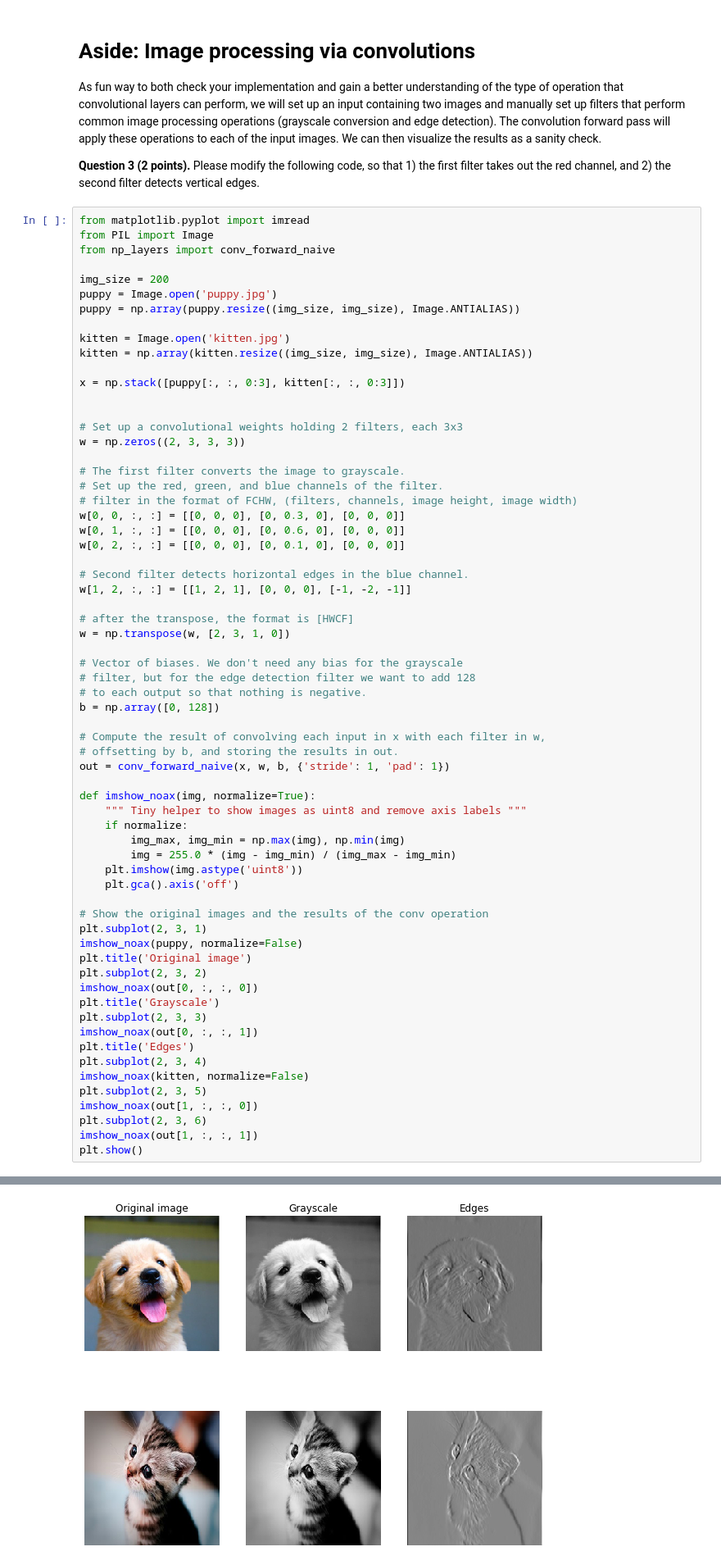
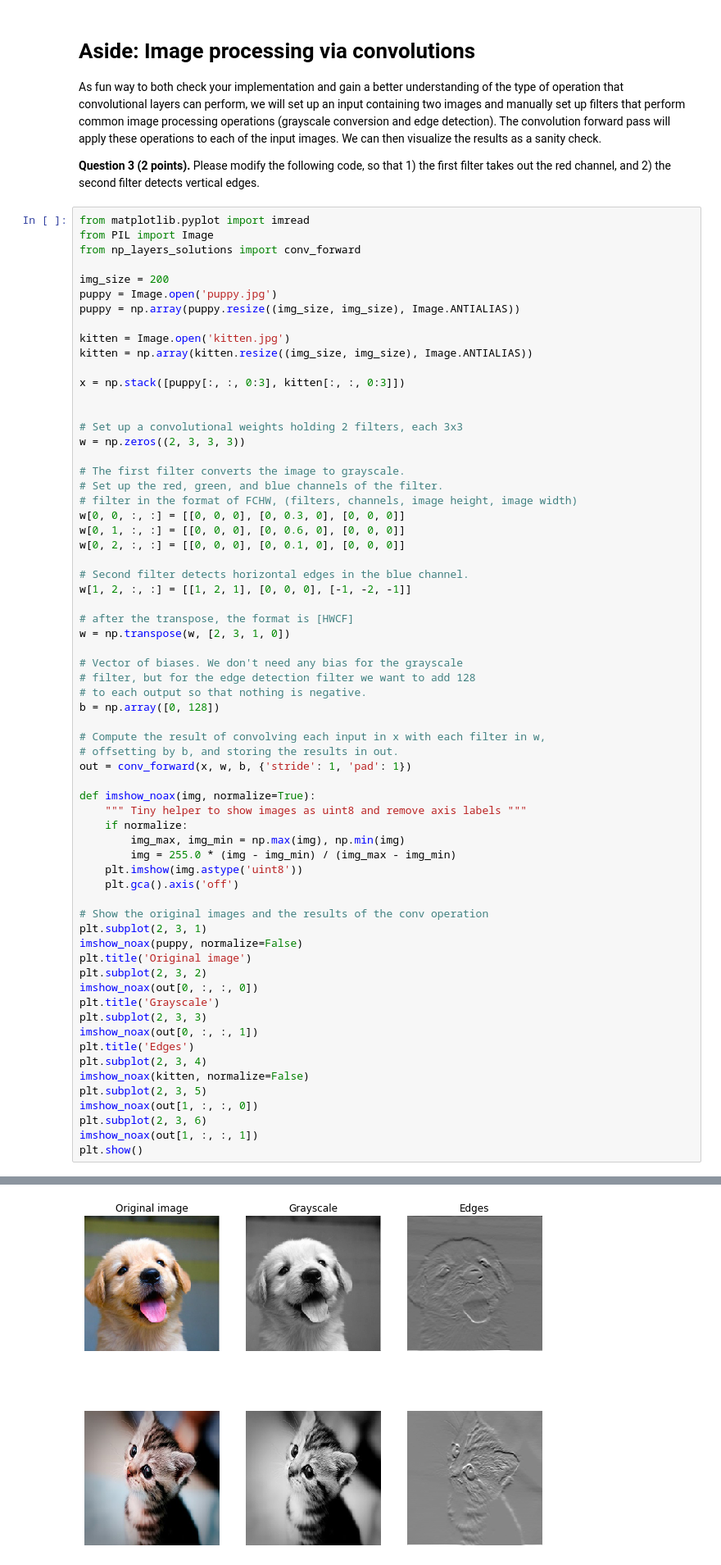
Before and after one commit to tufts-ml-courses/comp137-dnn-20f-assignments, a Jupyter notebook: assignment3/notebook.ipynb, the cells around one changed output, grey strips where cells are left out. Shown: that part at 82% size. Drawn from its saved outputs; the diff is of its cells as text.

Commit message:
modify the test case for conv2d, improve a few imports

```diff
--- a/assignment3/notebook.ipynb
+++ b/assignment3/notebook.ipynb
@@ -99,7 +98,7 @@ As fun way to both check your implementation and gain a better understanding of
 # %%
 from matplotlib.pyplot import imread
 from PIL import Image
-from np_layers import conv_forward_naive
+from np_layers_solutions import conv_forward
 
 img_size = 200
 puppy = Image.open('puppy.jpg')
@@ -134,7 +133,7 @@ b = np.array([0, 128])
 
 # Compute the result of convolving each input in x with each filter in w,
 # offsetting by b, and storing the results in out.
-out = conv_forward_naive(x, w, b, {'stride': 1, 'pad': 1})
+out = conv_forward(x, w, b, {'stride': 1, 'pad': 1})
 
 def imshow_noax(img, normalize=True):
     """ Tiny helper to show images as uint8 and remove axis labels """
@@ -165,2 +165,2 @@ plt.show()
-[figure, old version]
+[figure, new version]
 # %% [markdown]
```
Also changed, not shown: parts of 6 cells of this notebook.
